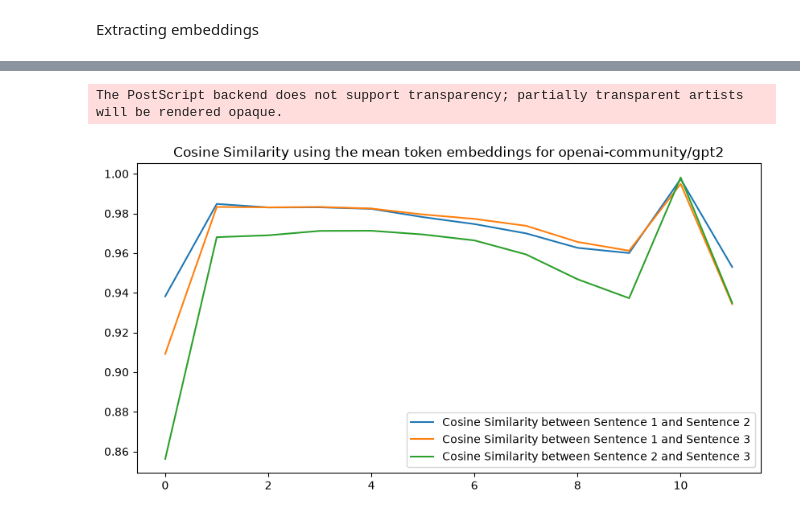
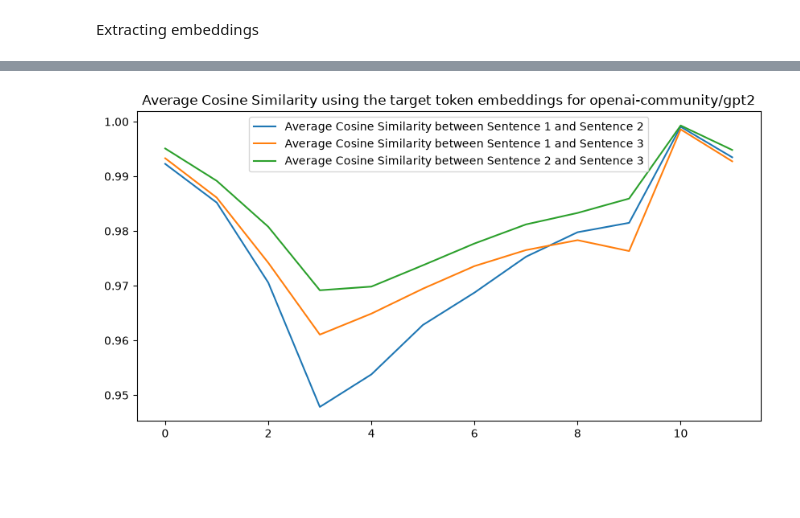
Before and after one commit to saffron-j-kendrick/bionlp1, a Jupyter notebook: similarity.ipynb, the cells around one changed output, grey strips where cells are left out. Cells and saved outputs as stored; diff of their text form; code cells hidden in the pictures; blank space fills up the shorter version.

```diff
--- a/similarity.ipynb
+++ b/similarity.ipynb
@@ -256,26 +387,29 @@ CosSim_13 = []
 CosSim_23 = []
 
 for layer_idx in range(len(layers)):
-    sent_1_layer_embeddings = sentence_1_embeddings[layer_idx]
-    sent_2_layer_embeddings = sentence_2_embeddings[layer_idx]
-    sent_3_layer_embeddings = sentence_3_embeddings[layer_idx]
-
-    CosSim_12.append(cosine_similarity(sent_1_layer_embeddings, sent_2_layer_embeddings)[0])
-    CosSim_13.append(cosine_similarity(sent_1_layer_embeddings, sent_3_layer_embeddings)[0])
-    CosSim_23.append(cosine_similarity(sent_2_layer_embeddings, sent_3_layer_embeddings)[0])
+    sims_12, sims_13, sims_23 = [], [], []
+    for sent_idx in range(len(sentence_a_embeddings)):
+        emb_a = sentence_a_embeddings[sent_idx][layer_idx]  # shape (1, hidden_size)
+        emb_b = sentence_b_embeddings[sent_idx][layer_idx]
+        emb_c = sentence_c_embeddings[sent_idx][layer_idx]
+        sims_12.append(cosine_similarity(emb_a, emb_b)[0][0])
+        sims_13.append(cosine_similarity(emb_a, emb_c)[0][0])
+        sims_23.append(cosine_similarity(emb_b, emb_c)[0][0])
+    CosSim_12.append(np.mean(sims_12))
+    CosSim_13.append(np.mean(sims_13))
+    CosSim_23.append(np.mean(sims_23))
 # %%
 # plot three lines in one plot
 
 plt.figure(figsize=(10, 5))
-plt.plot(CosSim_12, label='Cosine Similarity between Sentence 1 and Sentence 2')
-plt.plot(CosSim_13, label='Cosine Similarity between Sentence 1 and Sentence 3')
-plt.plot(CosSim_23, label='Cosine Similarity between Sentence 2 and Sentence 3')
-plt.title(f'Cosine Similarity using the mean token embeddings for {model_name}')
+plt.plot(CosSim_12, label='Average Cosine Similarity between Sentence 1 and Sentence 2')
+plt.plot(CosSim_13, label='Average Cosine Similarity between Sentence 1 and Sentence 3')
+plt.plot(CosSim_23, label='Average Cosine Similarity between Sentence 2 and Sentence 3')
+plt.title(f'Average Cosine Similarity using the target token embeddings for {model_name}')
 plt.legend()
-plt.savefig('figures/CosineSimilarityMeanTokenEmbeddings_GPT2.png')
-plt.savefig('figures/CosineSimilarityMeanTokenEmbeddings_GPT2.eps')
+# plt.savefig('figures/CosineSimilarityFinalTokenEmbeddings_GPT2.png')
+# plt.savefig('figures/CosineSimilarityFinalTokenEmbeddings_GPT2.eps')
 plt.show()
 plt.close()
 # %% [output]
-The PostScript backend does not support transparency; partially transparent artists will be rendered opaque.
-[figure, old version]
+[figure, new version]
```
Also changed, not shown: parts of 6 cells of this notebook, 6 other files.
